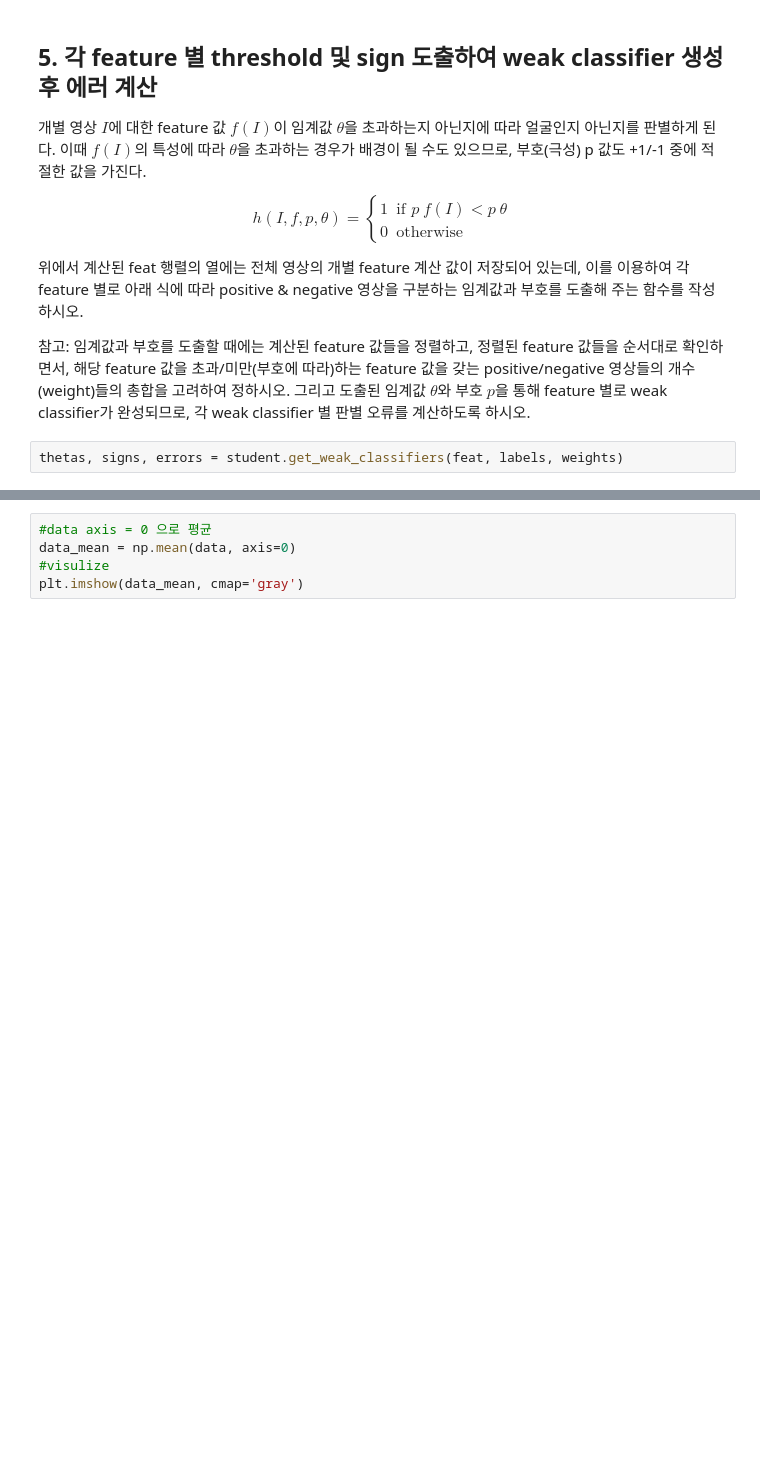
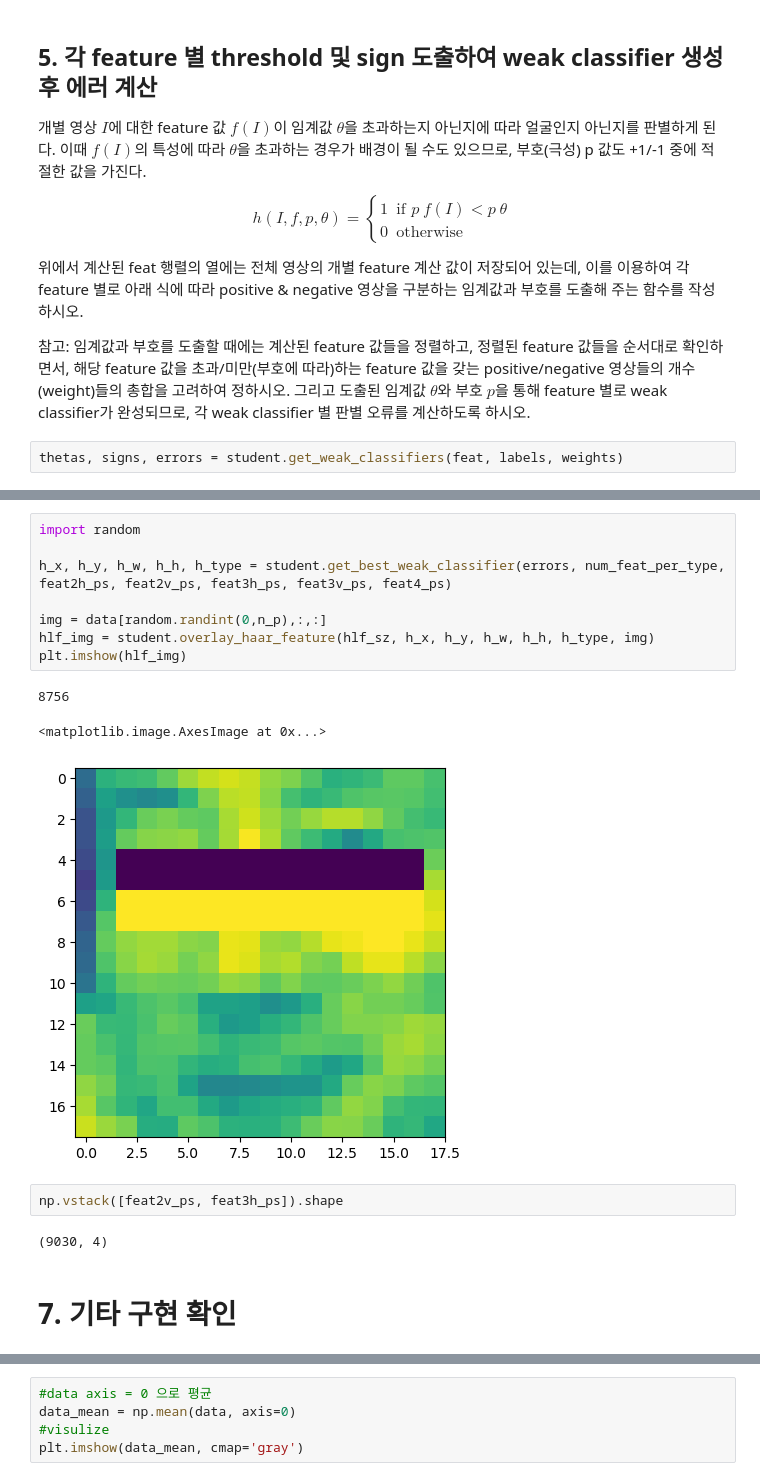
Before and after one commit to uichan8/CV_assignments, a Jupyter notebook: hw5/code/proj3.ipynb, the cells around one changed output, grey strips where cells are left out. Saved outputs shown, nothing was run; the diff lists cells and outputs as text; blank space fills up the shorter version.

```diff
--- a/hw5/code/proj3.ipynb
+++ b/hw5/code/proj3.ipynb
@@ -128,3 +129,21 @@ thetas, signs, errors = student.get_weak_classifiers(feat, labels, weights)
+# %%
+import random
+
+h_x, h_y, h_w, h_h, h_type = student.get_best_weak_classifier(errors, num_feat_per_type, feat2h_ps, feat2v_ps, feat3h_ps, feat3v_ps, feat4_ps)
+
+img = data[random.randint(0,n_p),:,:]
+hlf_img = student.overlay_haar_feature(hlf_sz, h_x, h_y, h_w, h_h, h_type, img)
+plt.imshow(hlf_img)
+# %% [output]
+8756
+<matplotlib.image.AxesImage at 0x...>
+[figure, added]
+# %%
+np.vstack([feat2v_ps, feat3h_ps]).shape
+# %% [output]
+(9030, 4)
+# %% [markdown]
+# 7. 기타 구현 확인
 # %%
 # 위에서 산출된 error 배열을 통해 최적의 weak classifier를 도출하고,
 # 해당 weak classifier의 haar-like feature를 영상 위에 겹쳐서 표기하는 함수 student.overlay_haar_feature를 구현하시오.
```
Also changed, not shown: parts of 6 cells of this notebook, 1 other file.
